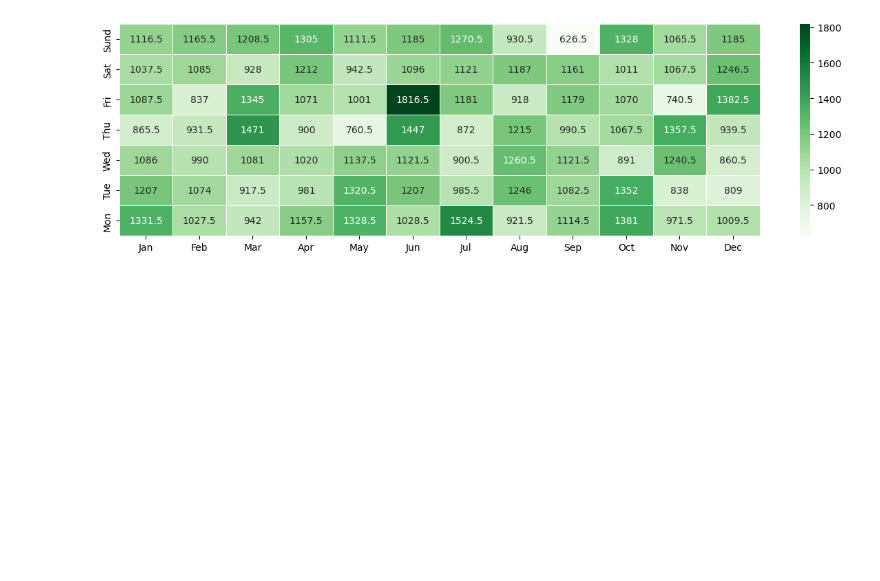
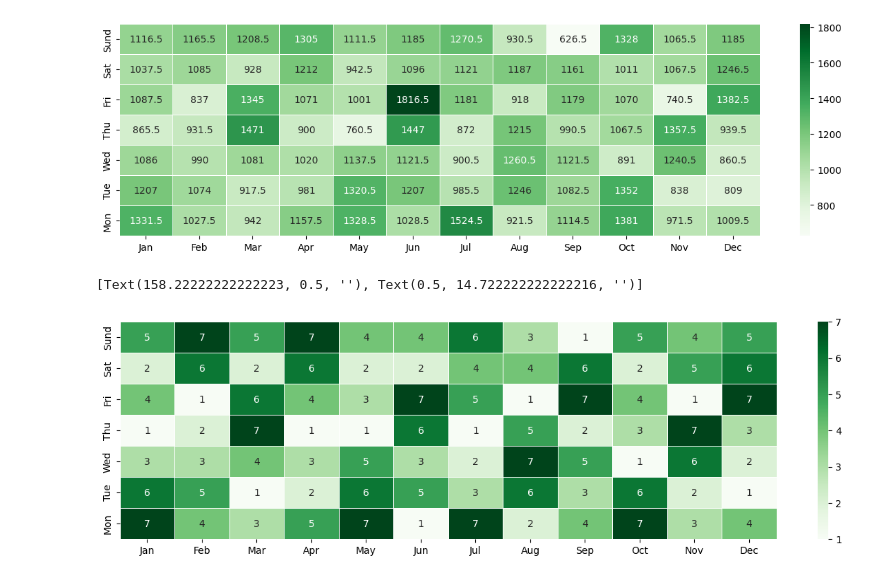
Before and after one commit to jeeenss/Data-Analysis-with-Python, a Jupyter notebook: Cafe_Sales/cafe_sales_analysis.ipynb, the cells around one changed output. Saved outputs shown, nothing was run; the diff lists cells and outputs as text; code cells hidden in the pictures; blank space fills up the shorter version.

```diff
--- a/Cafe_Sales/cafe_sales_analysis.ipynb
+++ b/Cafe_Sales/cafe_sales_analysis.ipynb
@@ -1029,3 +1026,14 @@ ax.set(ylabel='', xlabel='')
 # %% [output]
 [Text(158.22222222222223, 0.5, ''), Text(0.5, 14.722222222222216, '')]
 [figure]
+# %%
+res_pivot=result.pivot_table(index='Day ID', columns='Month ID', values='Ranking')
+fig, ax = plt.subplots(figsize=(15,4))
+ylabels = ['Mon', 'Tue', 'Wed', 'Thu', 'Fri', 'Sat', 'Sund']
+xlabels = ['Jan', 'Feb', 'Mar', 'Apr', 'May', 'Jun', 'Jul', 'Aug', 'Sep', 'Oct', 'Nov', 'Dec']
+ax = sns.heatmap(res_pivot, annot=True, linewidth=.5, fmt='.5g', cmap='Greens', yticklabels=ylabels, xticklabels=xlabels )
+ax.invert_yaxis()
+ax.set(ylabel='', xlabel='')
+# %% [output]
+[Text(158.22222222222223, 0.5, ''), Text(0.5, 14.722222222222216, '')]
+[figure, added]
```
Also changed, not shown: parts of 3 cells of this notebook.
